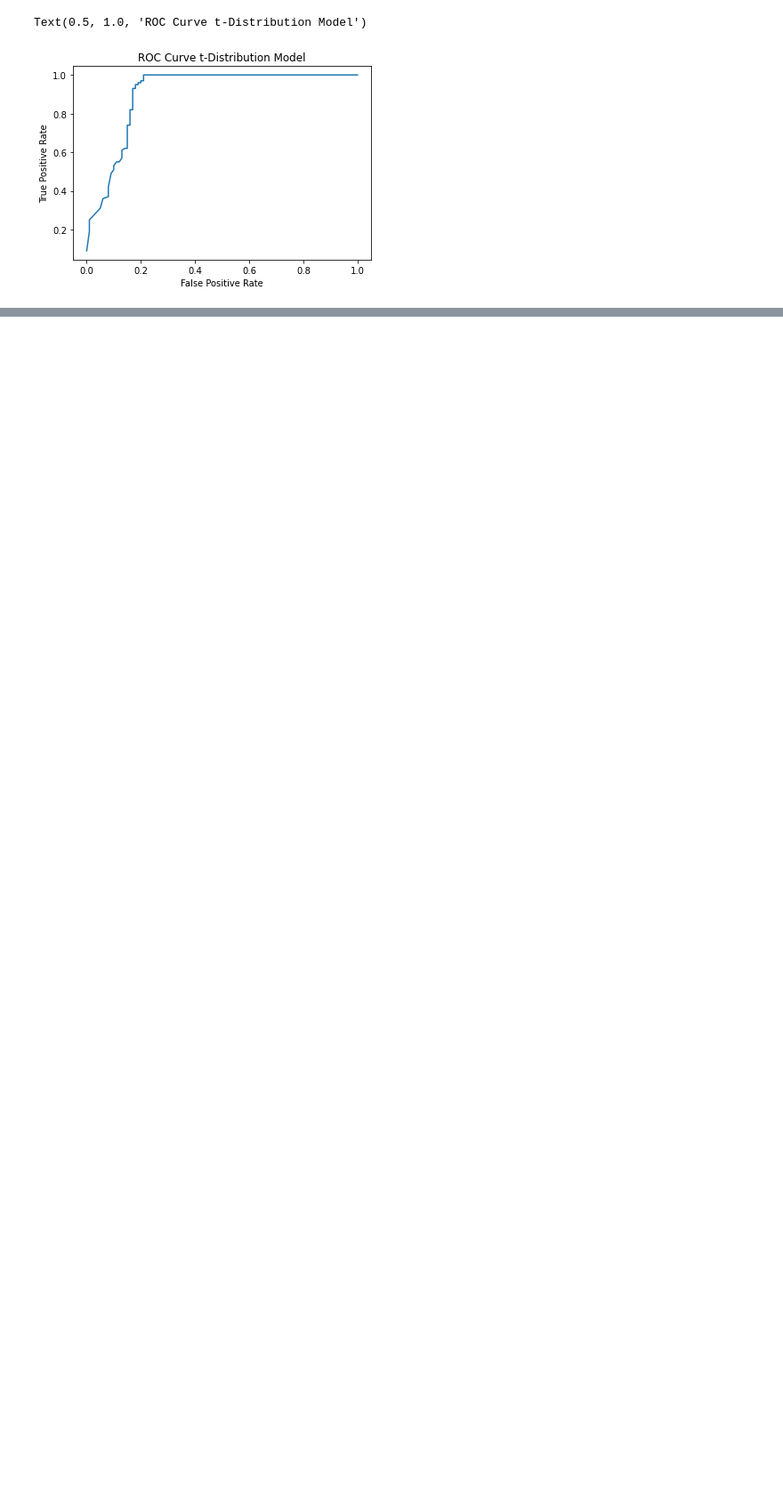
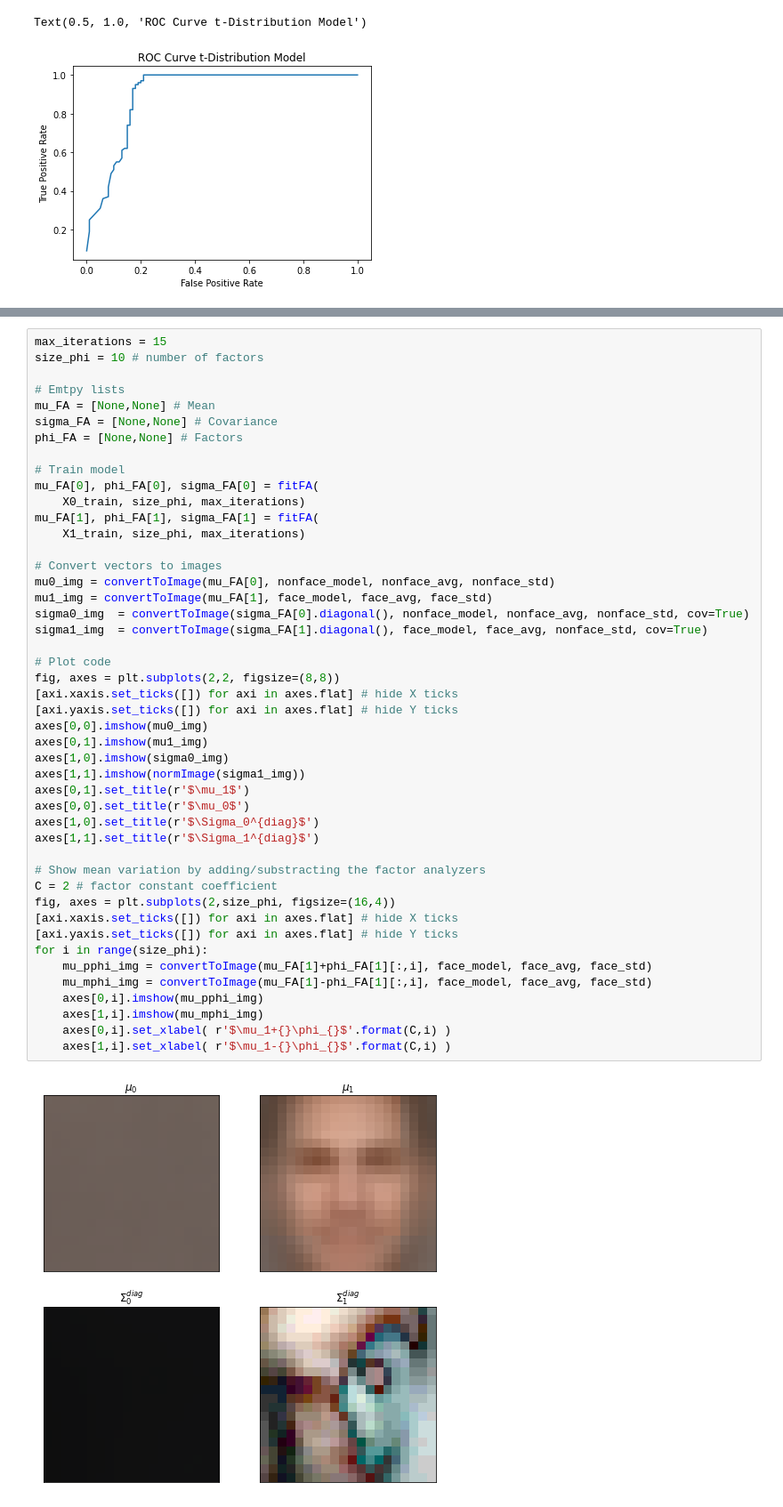
Before and after one commit to danmenloz/FaceDetection, a Jupyter notebook: Models.ipynb, the cells around one changed output, grey strips where cells are left out. Shown: that part at 89% size. Cells and saved outputs as stored; diff of their text form; blank space fills up the shorter version.

Commit message:
Added t-Dist and FA models.

```diff
--- a/Models.ipynb
+++ b/Models.ipynb
@@ -594,0 +671,48 @@ Text(0.5, 1.0, 'ROC Curve t-Distribution Model')
+# %%
+max_iterations = 15
+size_phi = 10 # number of factors
+
+# Emtpy lists
+mu_FA = [None,None] # Mean
+sigma_FA = [None,None] # Covariance
+phi_FA = [None,None] # Factors
+
+# Train model
+mu_FA[0], phi_FA[0], sigma_FA[0] = fitFA(
+    X0_train, size_phi, max_iterations)
+mu_FA[1], phi_FA[1], sigma_FA[1] = fitFA(
+    X1_train, size_phi, max_iterations)
+
+# Convert vectors to images
+mu0_img = convertToImage(mu_FA[0], nonface_model, nonface_avg, nonface_std)
+mu1_img = convertToImage(mu_FA[1], face_model, face_avg, face_std)
+sigma0_img  = convertToImage(sigma_FA[0].diagonal(), nonface_model, nonface_avg, nonface_std, cov=True)
+sigma1_img  = convertToImage(sigma_FA[1].diagonal(), face_model, face_avg, nonface_std, cov=True)
+
+# Plot code
+fig, axes = plt.subplots(2,2, figsize=(8,8))
+[axi.xaxis.set_ticks([]) for axi in axes.flat] # hide X ticks
+[axi.yaxis.set_ticks([]) for axi in axes.flat] # hide Y ticks
+axes[0,0].imshow(mu0_img)
+axes[0,1].imshow(mu1_img)
+axes[1,0].imshow(sigma0_img)
+axes[1,1].imshow(normImage(sigma1_img))
+axes[0,1].set_title(r'$\mu_1$')
+axes[0,0].set_title(r'$\mu_0$')
+axes[1,0].set_title(r'$\Sigma_0^{diag}$')
+axes[1,1].set_title(r'$\Sigma_1^{diag}$')
+
+# Show mean variation by adding/substracting the factor analyzers
+C = 2 # factor constant coefficient
+fig, axes = plt.subplots(2,size_phi, figsize=(16,4))
+[axi.xaxis.set_ticks([]) for axi in axes.flat] # hide X ticks
+[axi.yaxis.set_ticks([]) for axi in axes.flat] # hide Y ticks
+for i in range(size_phi):
+    mu_pphi_img = convertToImage(mu_FA[1]+phi_FA[1][:,i], face_model, face_avg, face_std)
+    mu_mphi_img = convertToImage(mu_FA[1]-phi_FA[1][:,i], face_model, face_avg, face_std)
+    axes[0,i].imshow(mu_pphi_img)
+    axes[1,i].imshow(mu_mphi_img)
+    axes[0,i].set_xlabel( r'$\mu_1+{}\phi_{}$'.format(C,i) )
+    axes[1,i].set_xlabel( r'$\mu_1-{}\phi_{}$'.format(C,i) )
+# %% [output]
+[figure, added]
```
Also changed, not shown: parts of 18 cells of this notebook.
